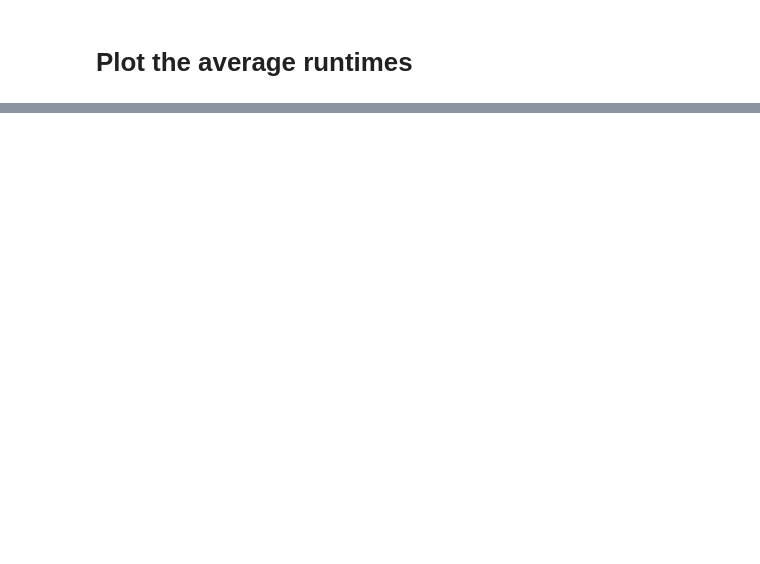
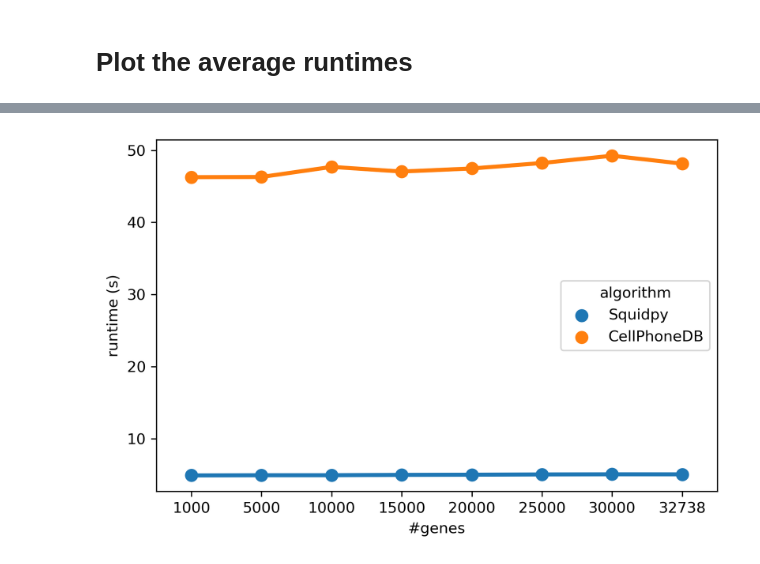
Before and after one commit to theislab/squidpy_reproducibility, a Jupyter notebook: notebooks/graph_figures/compare_ligrec.ipynb, the cells around one changed output, grey strips where cells are left out. Saved outputs shown, nothing was run; the diff lists cells and outputs as text; code cells hidden in the pictures; blank space fills up the shorter version.

Commit message:
Update ligrec notebooks (#22)
Co-authored-by: giovp <giov.pll@gmail.com>

```diff
--- a/notebooks/graph_figures/compare_ligrec.ipynb
+++ b/notebooks/graph_figures/compare_ligrec.ipynb
@@ -145,6 +150,6 @@ for genes in geness:
         )
         duration = process_time() - start_t
 
-        pval_results['squidpy'][bdata.n_vars][i] = res.pvalues
-        mean_results['squidpy'][bdata.n_vars][i] = res.means
+        pval_results['squidpy'][bdata.n_vars][i] = res['pvalues']
+        mean_results['squidpy'][bdata.n_vars][i] = res['means']
         time_results['squidpy'][bdata.n_vars][i] = duration
@@ -165,5 +192,8 @@ df
 # %%
 with open("resuls.pickle", "wb") as fout:
     pickle.dump((pval_results, mean_results, time_results, df), fout)
+# %%
+with open("resuls.pickle", "rb") as fin:
+    pvals_results, mean_results, time_results, df = pickle.load(fin)
 # %% [markdown]
 # Plot the average runtimes
@@ -179,0 +200,3 @@ _ = ax.set_title('comparisons of runtimes')
+# %%
+dff = df.iloc[:, ::2]
+dff
@@ -179,0 +207,14 @@ _ = ax.set_title('comparisons of runtimes')
+# %%
+dff = pd.DataFrame({"runtime": np.r_[dff.values[1], dff.values[0]],
+                    "algorithm": ["Squidpy"] * len(dff.T) + ["CellPhoneDB"] * len(dff.T),
+                    "#genes": [1000, 5000, 10000, 15000, 20000, 25000, 30000, 32738] * 2})
+# %%
+fig, ax = plt.subplots(tight_layout=True, dpi=300)
+sns.pointplot(x='#genes', y='runtime', hue="algorithm", data=dff,
+                linewidth=1,
+                ax=ax,
+                palette=None)
+ax.set_ylabel("runtime (s)")
+fig.savefig("ligrec_runtime.png")
+# %% [output]
+[figure, added]
```
Also changed, not shown: parts of 8 cells of this notebook, 6 other files.
